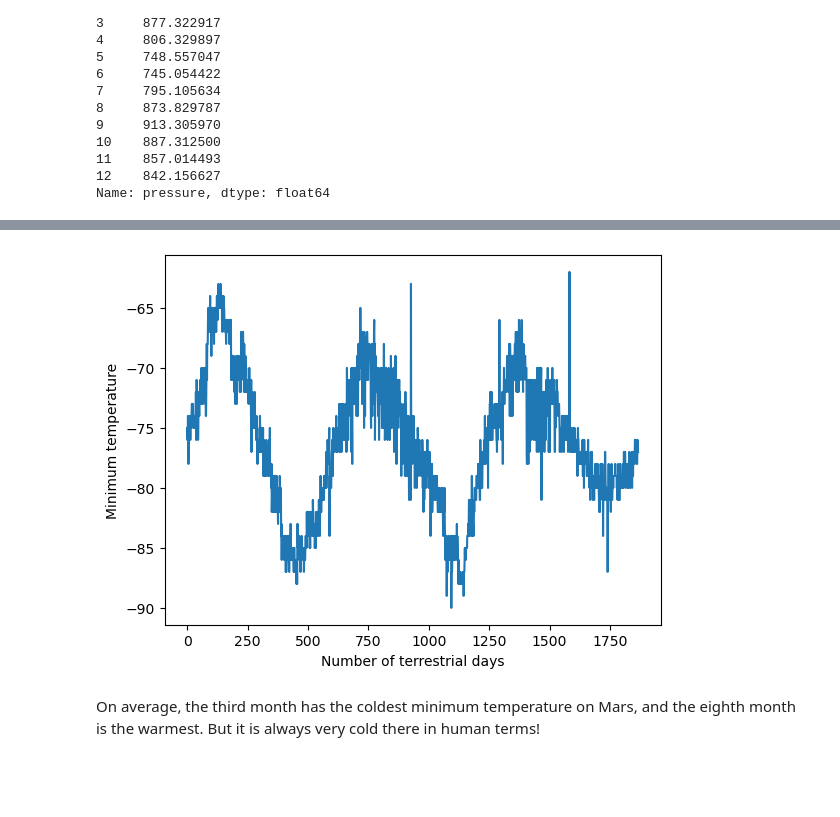
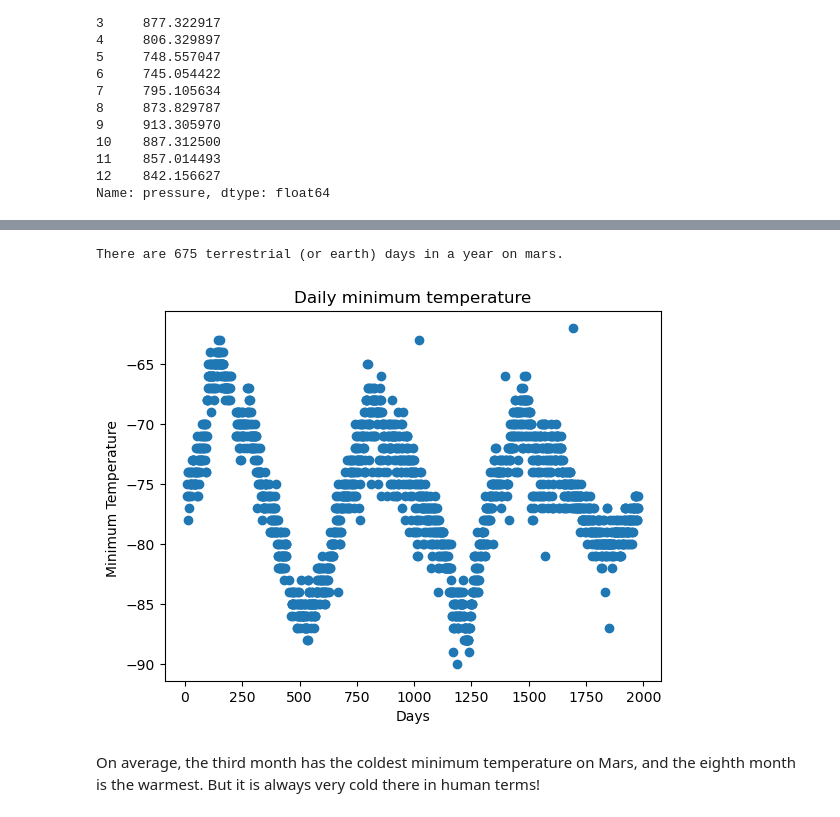
Before and after one commit to Leo-SLC/html-challenge, a Jupyter notebook: part_2_mars_weather.ipynb, the cells around one changed output, grey strips where cells are left out. Cells and saved outputs as stored; diff of their text form; code cells hidden in the pictures; blank space fills up the shorter version.

```diff
--- a/part_2_mars_weather.ipynb
+++ b/part_2_mars_weather.ipynb
@@ -211,7 +250,20 @@ Name: pressure, dtype: float64
+# %%
+mars_year = 675
+
+print("There are", mars_year, "terrestrial (or earth) days in a year on mars.")
+# %% [output]
+There are 675 terrestrial (or earth) days in a year on mars.
 # %%
 # 5. How many terrestrial (earth) days are there in a Martian year?
+daily_mins_df = pd.DataFrame(mars_df)
+
+plt.scatter(daily_mins_df['sol'], mars_df['min_temp'])
+plt.xlabel("Days")
+plt.ylabel("Minimum Temperature ")
+plt.title('Daily minimum temperature')
+plt.show()
 # %% [output]
-[figure, old version]
+[figure, new version]
 # %% [markdown]
 On average, the third month has the coldest minimum temperature on Mars, and the eighth month is the warmest. But it is always very cold there in human terms!
 # %% [markdown]
```
Also changed, not shown: parts of 12 cells of this notebook, 2 other files.
